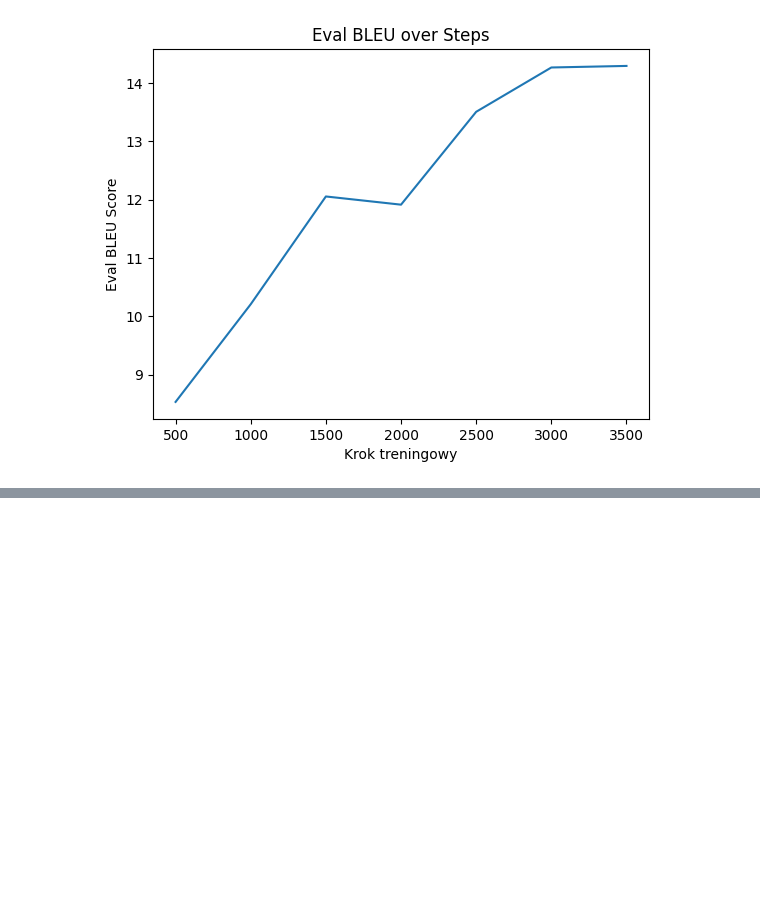
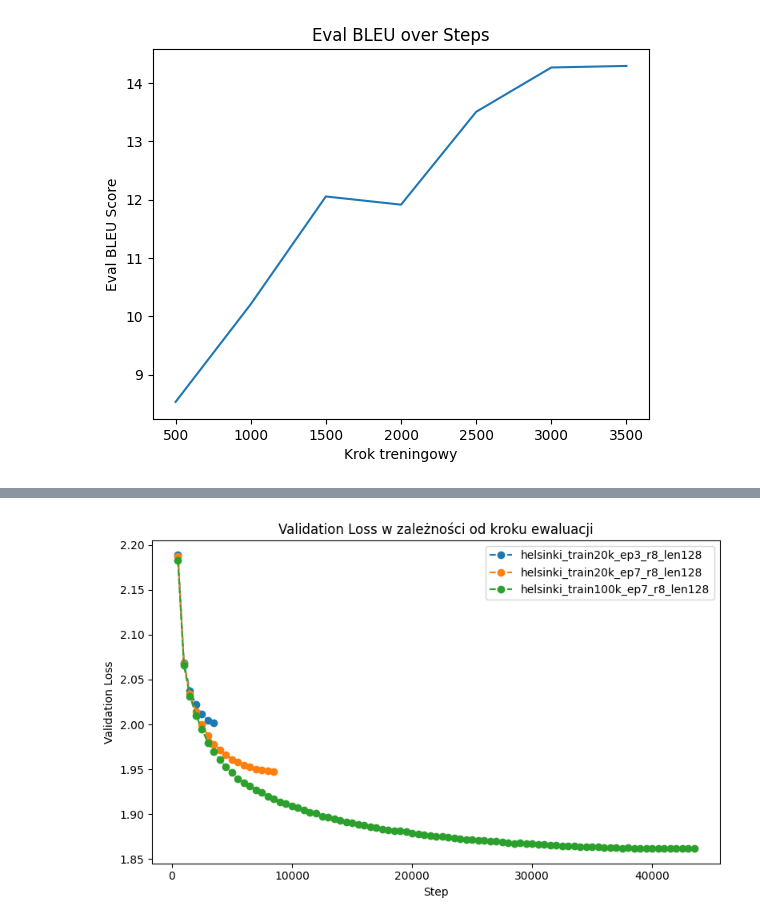
Before and after one commit to Arkadiusz4/lingofusion, a Jupyter notebook: notebooks/translation.ipynb, the cells around one changed output, grey strips where cells are left out. Saved outputs shown, nothing was run; the diff lists cells and outputs as text; code cells hidden in the pictures; blank space fills up the shorter version.

```diff
--- a/notebooks/translation.ipynb
+++ b/notebooks/translation.ipynb
@@ -329,0 +741,13 @@ else:
+# %%
+plt.figure(figsize=(8, 5))
+plt.plot(eval_hist_1["step"], eval_hist_1["eval_loss"], marker="o", linestyle="--", label=exp_name_1)
+plt.plot(eval_hist_2["step"], eval_hist_2["eval_loss"], marker="o", linestyle="--", label=exp_name_2)
+plt.plot(eval_hist_3["step"], eval_hist_3["eval_loss"], marker="o", linestyle="--", label=exp_name_3)
+plt.xlabel("Step")
+plt.ylabel("Validation Loss")
+plt.title("Validation Loss w zależności od kroku ewaluacji")
+plt.legend()
+plt.tight_layout()
+plt.show()
+# %% [output]
+[figure, added]
```
Also changed, not shown: parts of 69 cells of this notebook, 10 other files.
